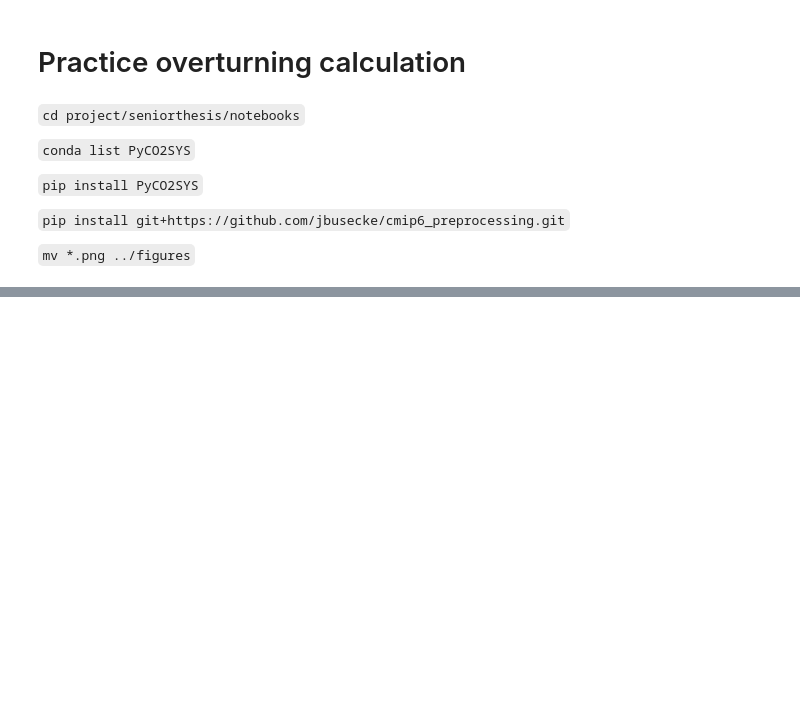
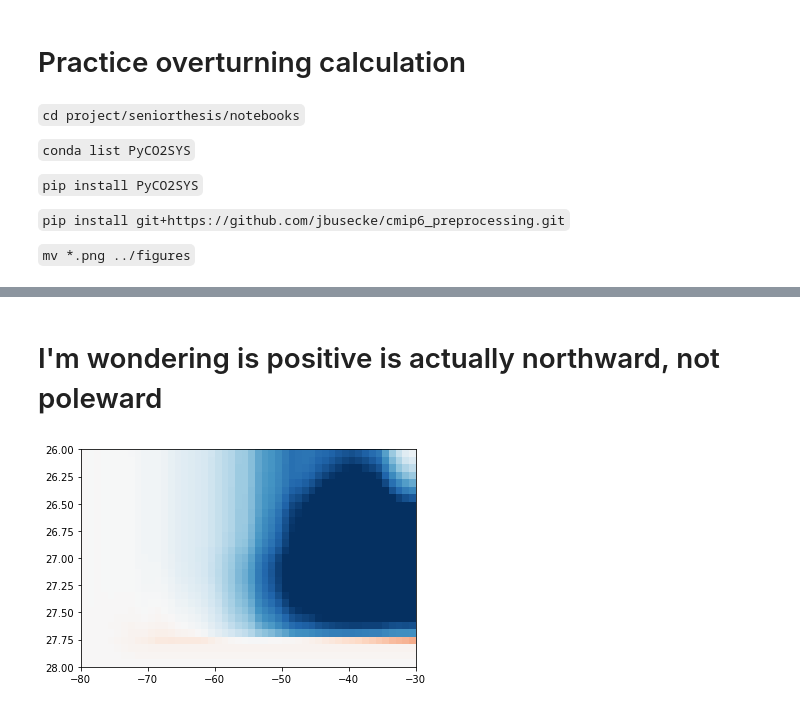
Before and after one commit to abby-baskind/seniorthesis, a Jupyter notebook: notebooks/practice_overturning.ipynb, the cells around one changed output, grey strips where cells are left out. Saved outputs shown, nothing was run; the diff lists cells and outputs as text; code cells hidden in the pictures; blank space fills up the shorter version.

Commit message:
wondering is positive actually means north not poleward

```diff
--- a/notebooks/practice_overturning.ipynb
+++ b/notebooks/practice_overturning.ipynb
@@ -514,5 +395,0 @@ I created a new grid for this which might be unnecessary given I have `sigma0_ou
-# %%
-# Interpolate thetao onto lev_outer
-ds['sigma0_outer'] = xgrid.interp(ds['sigma0'], 'Z', boundary='extend')
-# Need to chunk in lev_outer dimension otherwise transform gets upset
-ds = ds.chunk({'lev_outer':-1})
@@ -547,12 +418,14 @@ Error pops up: `operand to apply_ufunc has required core dimensions ['lev'], but
 # %%
+
 target = np.linspace(26, 28, 30)
-xgrid_sigma = Grid(da, coords = {'Z': {'center':'lev','outer':'lev_outer'}}, periodic=False)
+# xgrid_sigma = Grid(ds, coords = {'Z': {'center':'lev','outer':'lev_outer'}}, periodic=False)
 # Rechunk along lev_outer dimension
-da = da.chunk(dict(lev_outer=-1))
-vdz_sigma = xgrid_sigma.transform(da['vdz'],
+# ds = ds.chunk(dict(lev_outer=-1), dict(lev=-1))
+ds = ds.chunk({'lev_outer':-1, 'lev': -1})
+vdz_sigma = xgrid_gm.transform(ds['vdz'],
                              'Z',
                              target,
-                             method='linear',
+                             method='conservative',
                              target_data=ds['sigma0_outer'])
 vdz_sigma
 # %% [output]
@@ -600,0 +476,5 @@ Attributes: (0)
+# %%
+vdzdx_sigma = (ds_t['vdz'] * ds.dxC).sum('x')
+# ds_t.isel(time = slice(0,2)).mean('time',  keep_attrs = True)
+vdzdx_sigma = vdzdx_sigma.isel(time = slice(0,2)).mean('time',  keep_attrs = True)
+vdzdx_sigma
@@ -603,0 +502,4 @@ See, no `lev`
+# %%
+psi = np.cumsum(vdzdx_sigma[:,::-1])[:,::-1]
+psi = psi.sel(y = slice(-80, -30))
+psi
@@ -603,0 +525,10 @@ See, no `lev`
+# %% [markdown]
+# I'm wondering is positive is actually northward, not poleward
+# %%
+fig, ax = plt.subplots(nrows = 1, ncols = 1)
+psi2 = psi.transpose('sigma0_outer', 'y')
+psi2 = psi2/1e6
+ax.pcolormesh(psi2.y, psi2.sigma0_outer, psi2, cmap = 'RdBu_r', vmin = -400, vmax = 400)
+ax.invert_yaxis()
+# %% [output]
+[figure, added]
```
Also changed, not shown: parts of 38 cells of this notebook.
